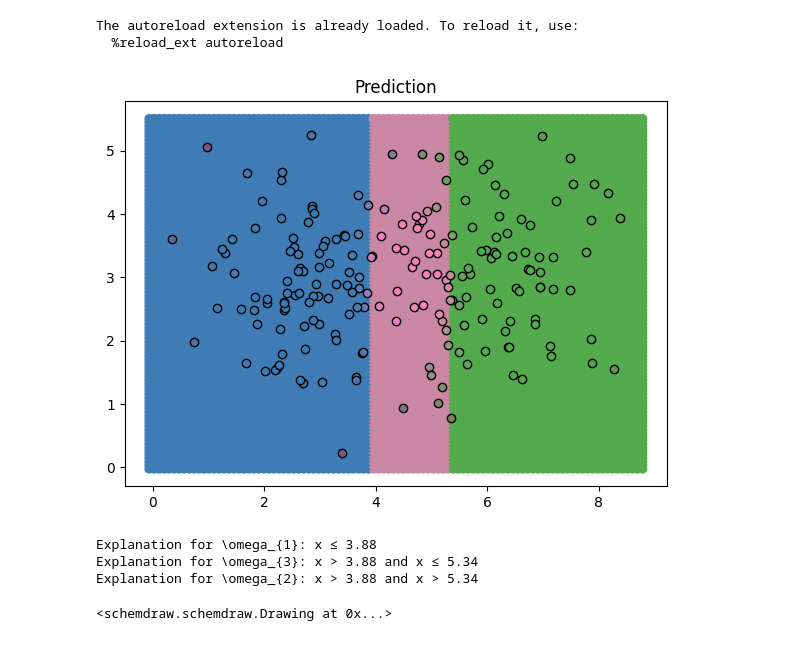
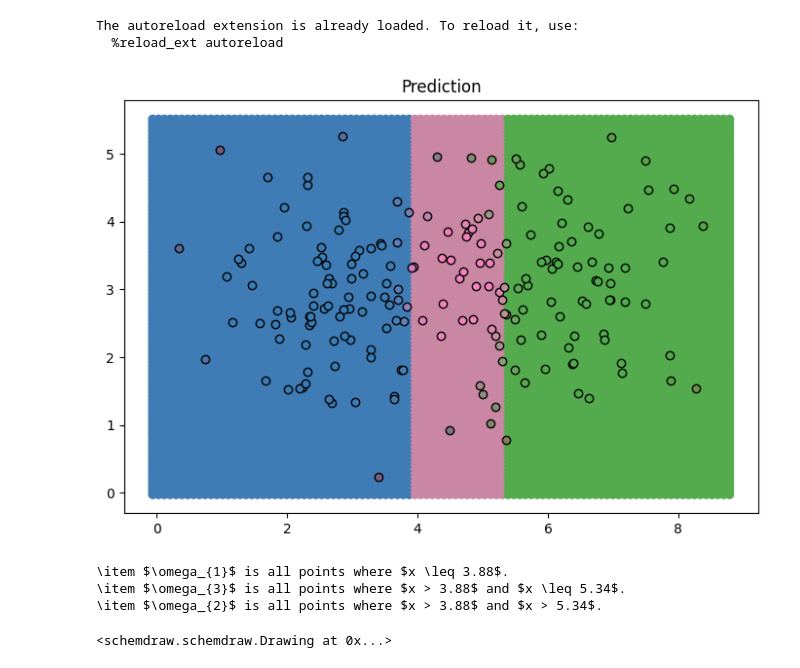
Before and after one commit to victorsouza89/iemm, a Jupyter notebook: xedt_clustering_synth.ipynb, the cells around one changed output. Cells and saved outputs as stored; diff of their text form; code cells hidden in the pictures.

```diff
--- a/xedt_clustering_synth.ipynb
+++ b/xedt_clustering_synth.ipynb
@@ -143,8 +147,8 @@ def create_edt(features_tree_generator = lambda x: x, edt_pars={}, plot_tree_par
 
     if export_name is not None:
         plt.tight_layout()
-        plt.savefig('figs/' + export_name + '_space.pdf')
-        diagram.save('figs/' + export_name + '_tree.pdf')
+        plt.savefig(f'{folder_figures}/{export_name}_prediction.pdf', bbox_inches='tight')
+        diagram.save(f'{folder_figures}/{export_name}_tree.pdf')
 
 
     plt.show()
@@ -157,7 +161,7 @@ def create_edt(features_tree_generator = lambda x: x, edt_pars={}, plot_tree_par
         key = list(path.keys())[0]
         path = path[key]
         path = ' and '.join(path)
-        print(f"Explanation for {key}: {path}")
+        print(f"\item ${key}$ is all points where {path}.")
 
     return diagram
 # %% [output]
@@ -166,20 +170,21 @@ The autoreload extension is already loaded. To reload it, use:
 # %%
 create_edt(
     edt_pars={
         'lambda_mistakeness' : np.inf
     },
     plot_tree_pars={
         'class_names' : mass_focal_sets,
         'focal_colors' : np.array(focal_colors),
         'cluster_names' : ['\\omega_{' + str(i) + '}' for i in range(len(F))],
         'feature_names' : ['x', 'y']
-    }
+    },
+    export_name='lambda_inf'
 )
 # %% [output]
-[figure, old version]
+[figure, new version]
-Explanation for \omega_{1}: x ≤ 3.88
-Explanation for \omega_{3}: x > 3.88 and x ≤ 5.34
-Explanation for \omega_{2}: x > 3.88 and x > 5.34
+\item $\omega_{1}$ is all points where $x \leq 3.88$.
+\item $\omega_{3}$ is all points where $x > 3.88$ and $x \leq 5.34$.
+\item $\omega_{2}$ is all points where $x > 3.88$ and $x > 5.34$.
 <schemdraw.schemdraw.Drawing at 0x...>
 # %%
 create_edt(
```
Also changed, not shown: parts of 4 cells of this notebook, 2 other files.
